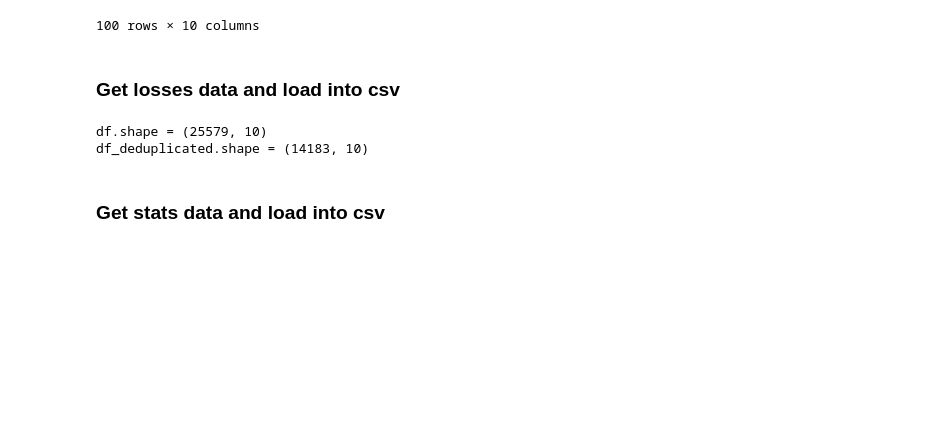
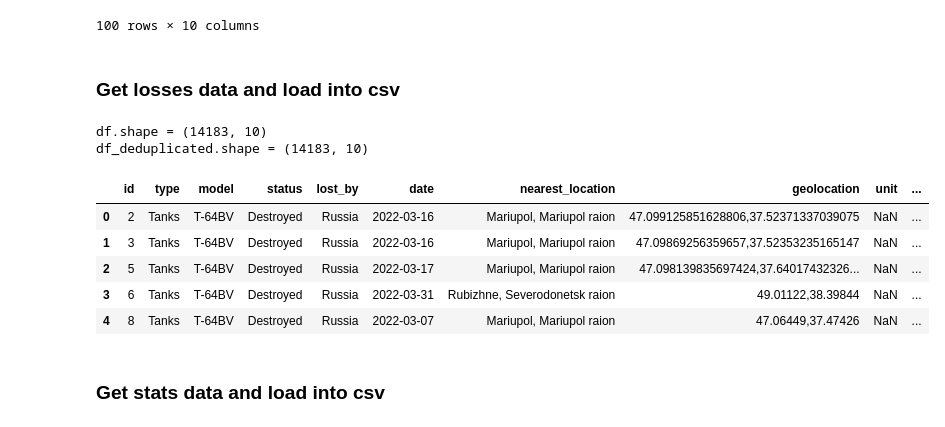
Before and after one commit to StijnvanderLippe/warspotting-dashboard, a Jupyter notebook: get_data.ipynb, the cells around one changed output. Drawn from its saved outputs; the diff is of its cells as text; code cells hidden in the pictures; blank space fills up the shorter version.

Commit message:
Add latitude and longitude columns to losses data

```diff
--- a/get_data.ipynb
+++ b/get_data.ipynb
@@ -43,12 +43,25 @@ for id in range(1, 25514, 100):
 # %%
 # Drop duplicates returned by api not returning all unique ids
 df = pd.read_csv('data/losses.csv')
 print(f'{df.shape = }')
+
 df_deduplicated = df.drop_duplicates()
 print(f'{df_deduplicated.shape = }')
+
+# Convert geolocation to latitude and longitude columns
+df_deduplicated['Latitude'] = df_deduplicated['geolocation'].map(lambda x: x.split(',')[0], na_action='ignore')
+df_deduplicated['Longitude'] = df_deduplicated['geolocation'].map(lambda x: x.split(',')[1], na_action='ignore')
+
+df_deduplicated.head()
 # %% [output]
-df.shape = (25579, 10)
+df.shape = (14183, 10)
 df_deduplicated.shape = (14183, 10)
+|  | id | type | model | status | lost_by | date | nearest_location | geolocation | unit | ... |
+| 0 | 2 | Tanks | T-64BV | Destroyed | Russia | 2022-03-16 | Mariupol, Mariupol raion | 47.099125851628806,37.52371337039075 | NaN | ... |
+| 1 | 3 | Tanks | T-64BV | Destroyed | Russia | 2022-03-16 | Mariupol, Mariupol raion | 47.09869256359657,37.52353235165147 | NaN | ... |
+| 2 | 5 | Tanks | T-64BV | Destroyed | Russia | 2022-03-17 | Mariupol, Mariupol raion | 47.098139835697424,37.64017432326... | NaN | ... |
+| 3 | 6 | Tanks | T-64BV | Destroyed | Russia | 2022-03-31 | Rubizhne, Severodonetsk raion | 49.01122,38.39844 | NaN | ... |
+| 4 | 8 | Tanks | T-64BV | Destroyed | Russia | 2022-03-07 | Mariupol, Mariupol raion | 47.06449,37.47426 | NaN | ... |
 # %%
 df_deduplicated.to_csv('data/losses.csv', index=False)
 # %% [markdown]
```
Also changed, not shown: 1 other file.
